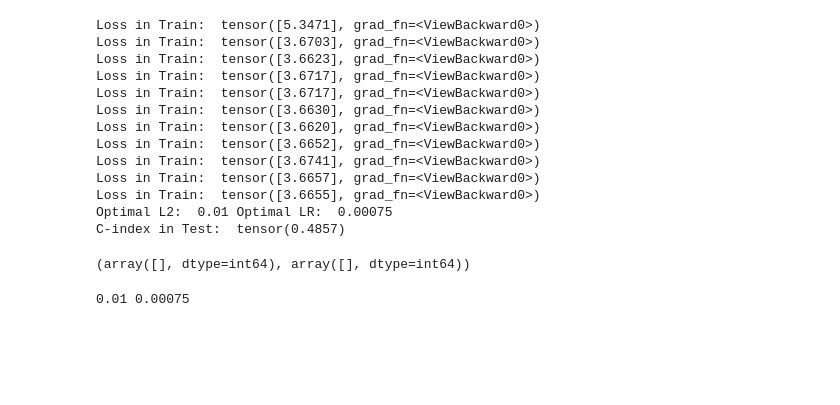
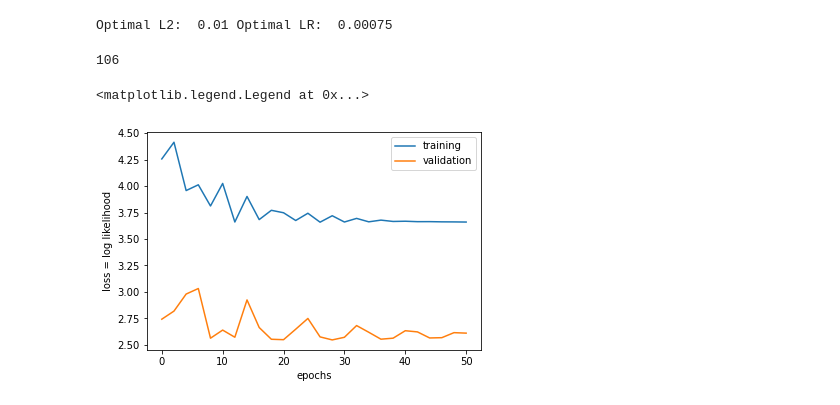
Before and after one commit to anaischossegros/research_project, a Jupyter notebook: src/Run.ipynb, the cells around one changed output. Saved outputs shown, nothing was run; the diff lists cells and outputs as text; code cells hidden in the pictures; blank space fills up the shorter version.

```diff
--- a/src/Run.ipynb
+++ b/src/Run.ipynb
@@ -14,8 +16,8 @@ Out_Nodes = 30 ###number of hidden nodes in the last hidden layer
 ''' Initialize '''
 Initial_Learning_Rate = [0.03, 0.01, 0.001, 0.00075]
 L2_Lambda = [0.1, 0.01, 0.005, 0.001]
-num_epochs = 300 ###for grid search
-Num_EPOCHS = 2000 ###for training
+num_epochs = 10 ###for grid search
+Num_EPOCHS = 50 ###for training
 ###sub-network setup
 Dropout_Rate = [0.7]
 # %%
@@ -31,0 +29,17 @@ x_test, ytime_test, yevent_test, age_test = x[142:len(ytime)], ytime[142:len(yti
+# %%
+data = pd.concat([x_df2,output_df2],axis=1)
+
+def split_indices(n, val_pct1, val_pct2):
+	n1 = int(val_pct1*n)
+	n2 = int(val_pct2*n)
+	idxs = np.random.permutation(n)
+	return idxs[:n1], idxs[n1:n2], idxs[n2:]
+
+train_index, val_index, test_index = split_indices(len(data),0.6, 0.8)
+data_train = data.iloc[train_index]
+data_val = data.iloc[val_index]
+data_test = data.iloc[test_index]
+
+x_train, ytime_train, yevent_train, age_train = load_data(data_train, dtype)
+x_valid, ytime_valid, yevent_valid, age_valid = load_data(data_val, dtype)
+x_test, ytime_test, yevent_test, age_test = load_data(data_test,dtype)
@@ -70,33 +100,35 @@ L2:  0.001 LR:  0.00075 Loss in Validation:  tensor([2.6717], grad_fn=<ViewBackw
 # %%
+
 ###train Cox-PASNet with optimal hyperparameters using train data, and then evaluate the trained model with test data
 ###Note that test data are only used to evaluate the trained Cox-nnet
+opt_lr_loss = 0.00075
+opt_l2_loss = 0.01
 loss_train, loss_test, c_index_tr, c_index_te = trainCox_nnet(x_train, age_train, ytime_train, yevent_train, \
 							x_test, age_test, ytime_test, yevent_test,  \
 							In_Nodes, Hidden_Nodes, Out_Nodes, \
 							opt_lr_loss, opt_l2_loss, Num_EPOCHS, Dropout_Rate)
 print ("Optimal L2: ", opt_l2_loss, "Optimal LR: ", opt_lr_loss)
-print("C-index in Test: ", c_index_te)
+# print("C-index in Test: ", c_index_te)
 # %% [output]
-Loss in Train:  tensor([5.3471], grad_fn=<ViewBackward0>)
-Loss in Train:  tensor([3.6703], grad_fn=<ViewBackward0>)
-Loss in Train:  tensor([3.6623], grad_fn=<ViewBackward0>)
-Loss in Train:  tensor([3.6717], grad_fn=<ViewBackward0>)
-Loss in Train:  tensor([3.6717], grad_fn=<ViewBackward0>)
-Loss in Train:  tensor([3.6630], grad_fn=<ViewBackward0>)
-Loss in Train:  tensor([3.6620], grad_fn=<ViewBackward0>)
-Loss in Train:  tensor([3.6652], grad_fn=<ViewBackward0>)
-Loss in Train:  tensor([3.6741], grad_fn=<ViewBackward0>)
-Loss in Train:  tensor([3.6657], grad_fn=<ViewBackward0>)
-Loss in Train:  tensor([3.6655], grad_fn=<ViewBackward0>)
 Optimal L2:  0.01 Optimal LR:  0.00075
-C-index in Test:  tensor(0.4857)
-# %%
-print(np.where(yevent_train==0))
-# print(yevent_valid)
-# print(yevent_test)
-# %% [output]
-(array([], dtype=int64), array([], dtype=int64))
-# %%
-print(opt_l2_loss, opt_lr_loss)
-# %% [output]
-0.01 0.00075
+# %%
+loss_train2 = [k.detach().numpy() for k in loss_train]
+loss_test2 = [k.detach().numpy() for k in loss_test]
+c_index_tr2 = [k.detach().numpy() for k in c_index_tr]
+c_index_te2 = [k.detach().numpy() for k in c_index_te]
+epoch = np.arange(0,Num_EPOCHS+2,2)
+# %%
+# print(yevent_train)
+print(len(yevent_train))
+# %% [output]
+106
+# %%
+import matplotlib.pyplot as plt
+plt.plot(epoch, loss_train2, label = 'training')
+plt.plot(epoch, loss_test2, label = 'validation')
+plt.ylabel('loss = log likelihood')
+plt.xlabel('epochs')
+plt.legend()
+# %% [output]
+<matplotlib.legend.Legend at 0x...>
+[figure, added]
```
Also changed, not shown: parts of 13 cells of this notebook, 8 other files.
